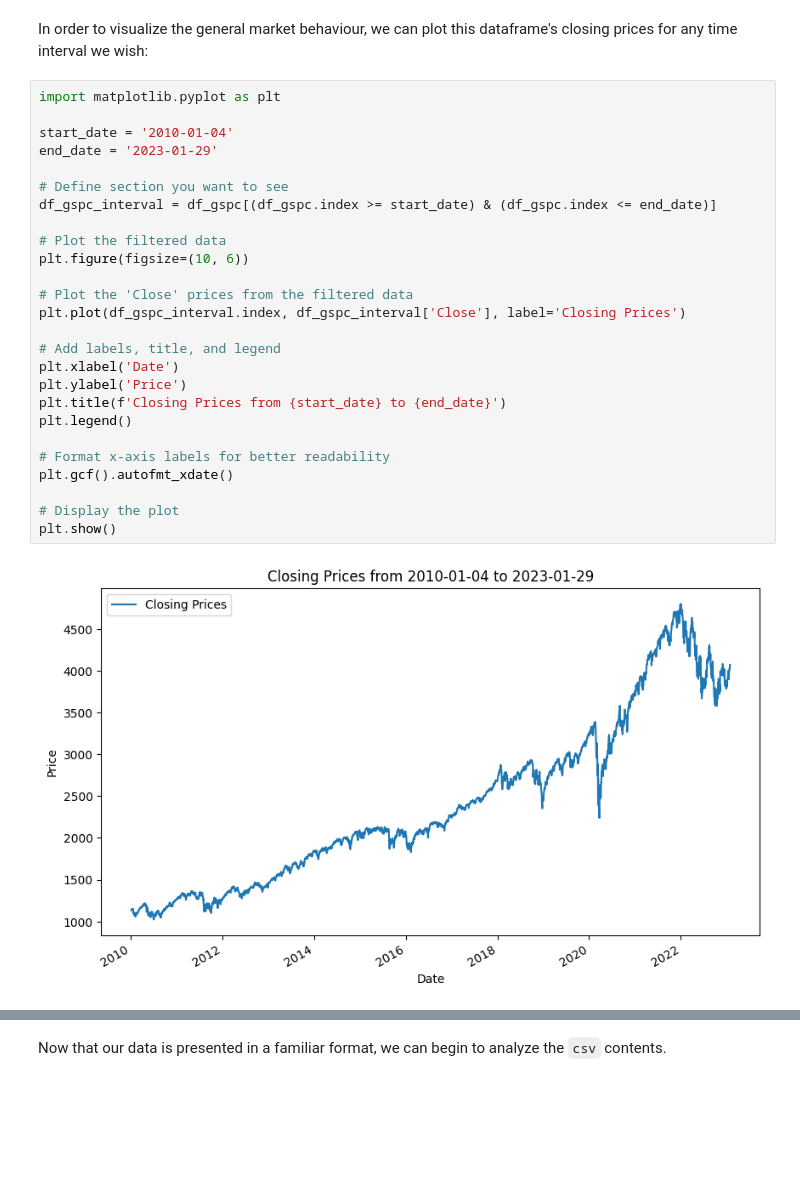
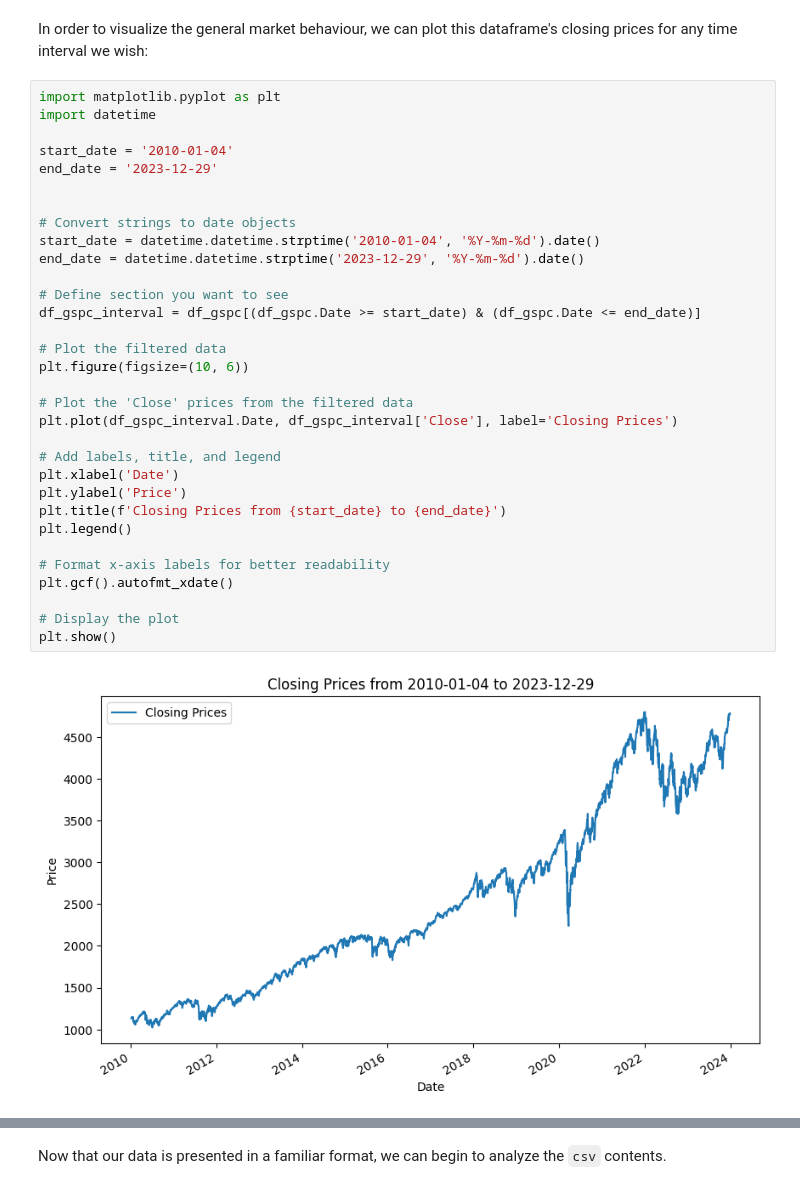
Before and after one commit to pmgfernandes04/SP500-Using-ML-and-Search-Methods, a Jupyter notebook: report.ipynb, the cells around one changed output, grey strips where cells are left out. Cells and saved outputs as stored; diff of their text form; blank space fills up the shorter version.

Commit message:
Fixed Plot Error

```diff
--- a/report.ipynb
+++ b/report.ipynb
@@ -318,32 +328,38 @@ df_gspc.head()
 In order to visualize the general market behaviour, we can plot this dataframe's closing prices for any time interval we wish:
 # %%
 import matplotlib.pyplot as plt
+import datetime
 
 start_date = '2010-01-04'
-end_date = '2023-01-29'
+end_date = '2023-12-29'
+
+
+# Convert strings to date objects
+start_date = datetime.datetime.strptime('2010-01-04', '%Y-%m-%d').date()
+end_date = datetime.datetime.strptime('2023-12-29', '%Y-%m-%d').date()
 
 # Define section you want to see
-df_gspc_interval = df_gspc[(df_gspc.index >= start_date) & (df_gspc.index <= end_date)]
+df_gspc_interval = df_gspc[(df_gspc.Date >= start_date) & (df_gspc.Date <= end_date)]
 
 # Plot the filtered data
 plt.figure(figsize=(10, 6))
 
 # Plot the 'Close' prices from the filtered data
-plt.plot(df_gspc_interval.index, df_gspc_interval['Close'], label='Closing Prices')
+plt.plot(df_gspc_interval.Date, df_gspc_interval['Close'], label='Closing Prices')
 
 # Add labels, title, and legend
 plt.xlabel('Date')
 plt.ylabel('Price')
 plt.title(f'Closing Prices from {start_date} to {end_date}')
 plt.legend()
 
 # Format x-axis labels for better readability
 plt.gcf().autofmt_xdate()
 
 # Display the plot
 plt.show()
 # %% [output]
-[figure, old version]
+[figure, new version]
 # %%
 df_gspc.describe()
 # %% [output]
```
Also changed, not shown: parts of 5 cells of this notebook.
